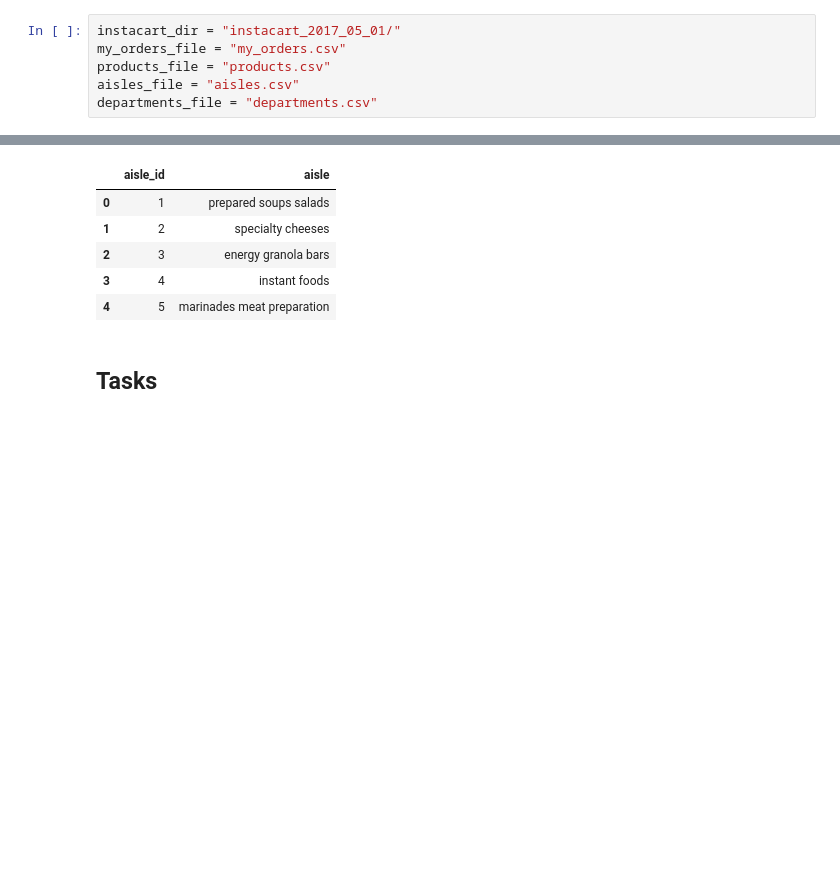
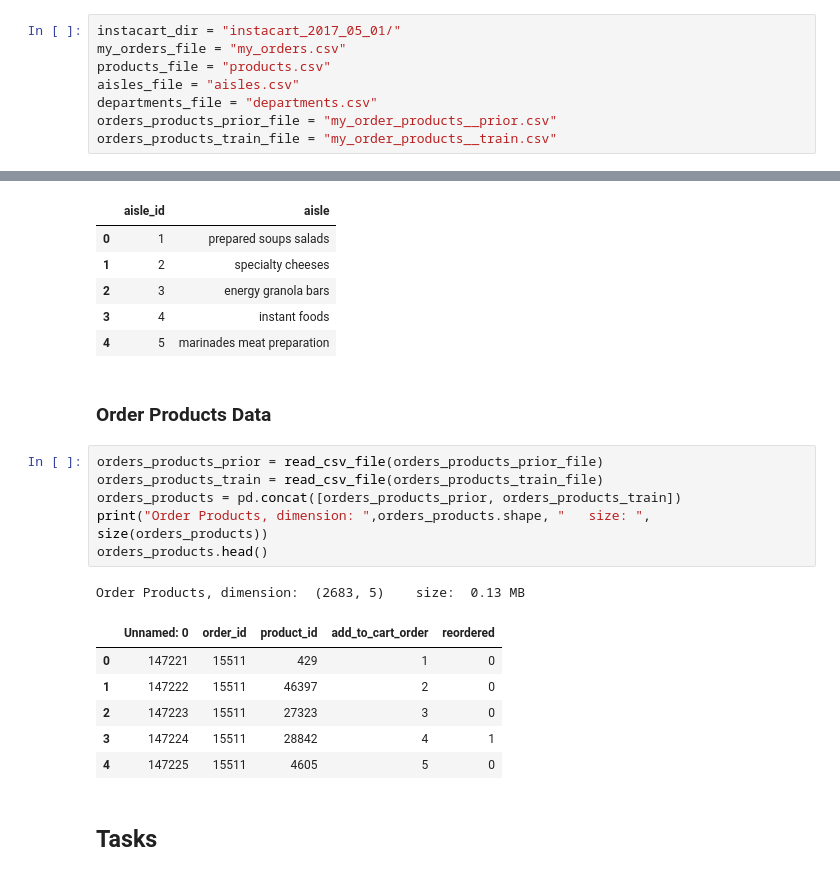
Before and after one commit to 1carew1/instacart_investigation, a Jupyter notebook: Assignment2_EDA.ipynb, the cells around one changed output, grey strips where cells are left out. Cells and saved outputs as stored; diff of their text form; blank space fills up the shorter version.

```diff
--- a/Assignment2_EDA.ipynb
+++ b/Assignment2_EDA.ipynb
@@ -17,6 +17,8 @@ my_orders_file = "my_orders.csv"
 products_file = "products.csv"
 aisles_file = "aisles.csv"
 departments_file = "departments.csv"
+orders_products_prior_file = "my_order_products__prior.csv"
+orders_products_train_file = "my_order_products__train.csv"
 # %% [markdown]
 ## Import Libraries
 # %%
@@ -98,6 +100,22 @@ Aisles, dimension:  (134, 2)    size:  0.01 MB
 | 2 | 3 | energy granola bars |
 | 3 | 4 | instant foods |
 | 4 | 5 | marinades meat preparation |
+# %% [markdown]
+### Order Products Data
+# %%
+orders_products_prior = read_csv_file(orders_products_prior_file)
+orders_products_train = read_csv_file(orders_products_train_file)
+orders_products = pd.concat([orders_products_prior, orders_products_train])
+print("Order Products, dimension: ",orders_products.shape, "   size: ", size(orders_products))
+orders_products.head()
+# %% [output]
+Order Products, dimension:  (2683, 5)    size:  0.13 MB
+|  | Unnamed: 0 | order_id | product_id | add_to_cart_order | reordered |
+| 0 | 147221 | 15511 | 429 | 1 | 0 |
+| 1 | 147222 | 15511 | 46397 | 2 | 0 |
+| 2 | 147223 | 15511 | 27323 | 3 | 0 |
+| 3 | 147224 | 15511 | 28842 | 4 | 1 |
+| 4 | 147225 | 15511 | 4605 | 5 | 0 |
 # %% [markdown]
 ## Tasks
 # %% [markdown]
```
Also changed, not shown: parts of 4 cells of this notebook.
